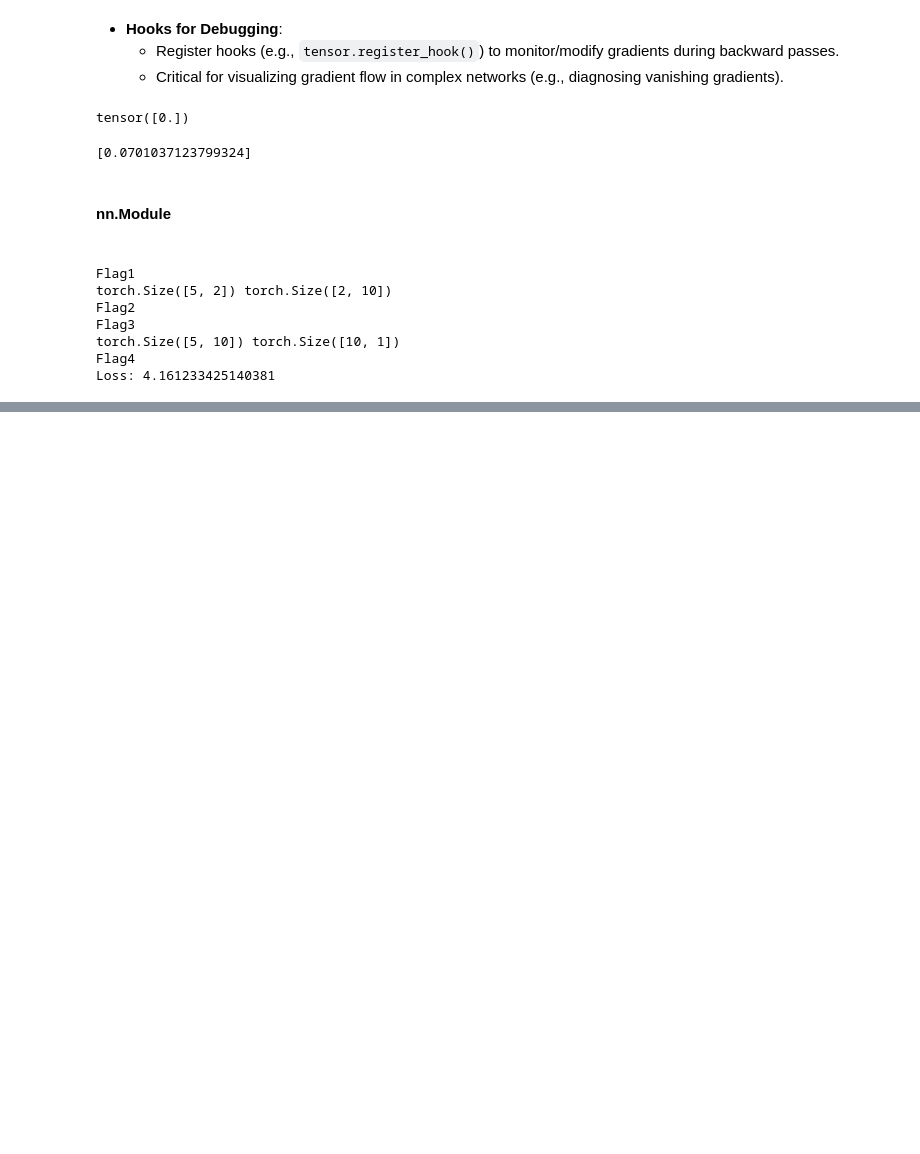
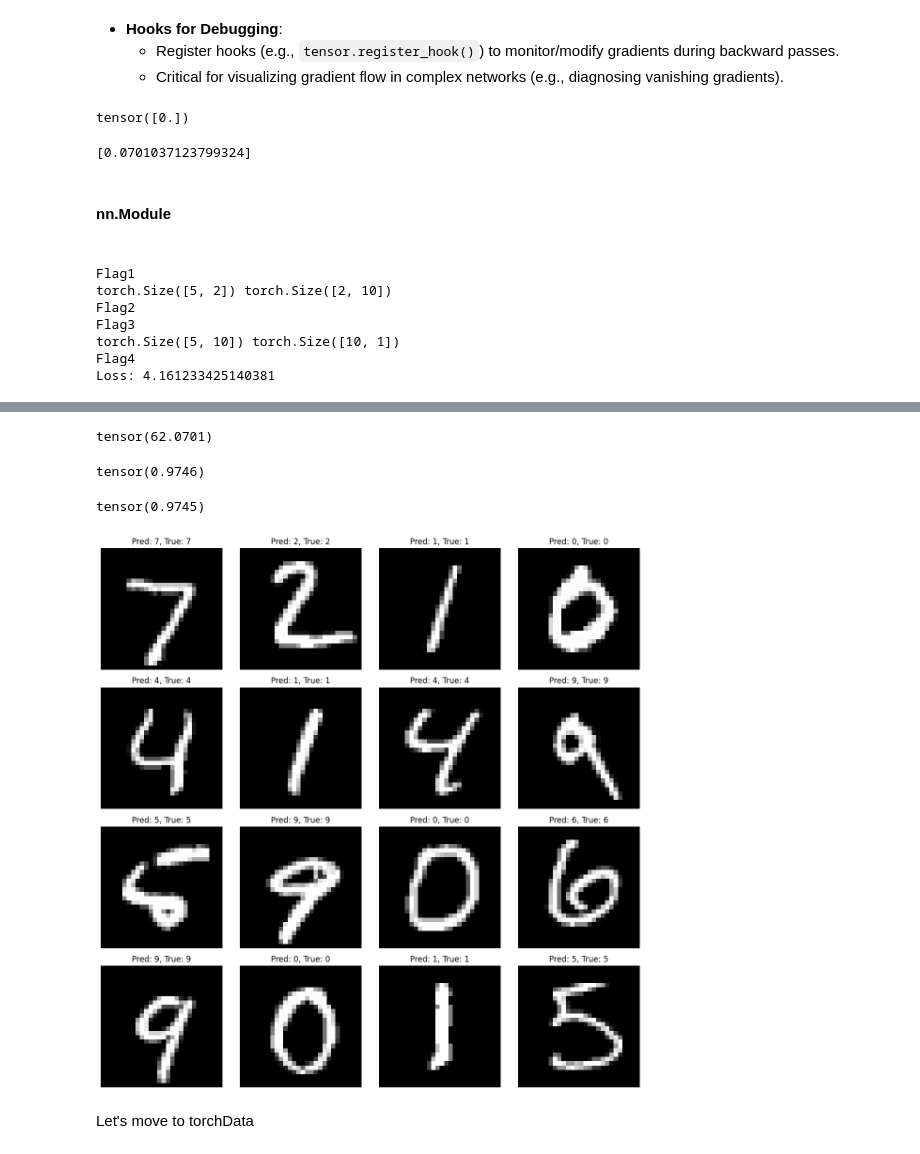
Before and after one commit to AndrewDavidRatnam/Deep-Learning-Workshop, a Jupyter notebook: Deep_Learning_workshop.ipynb, the cells around one changed output, grey strips where cells are left out. Cells and saved outputs as stored; diff of their text form; code cells hidden in the pictures; blank space fills up the shorter version.

```diff
--- a/Deep_Learning_workshop.ipynb
+++ b/Deep_Learning_workshop.ipynb
@@ -4735,0 +4823,6 @@ Loss: 4.161233425140381
+# %%
+def gradient_hook(grad):
+  print(f"Gradient shape:{grad.shape}")#ideally store it
+
+x, y = next(iter(train_loader))
+model.weight.register_hook(gradient_hook)
@@ -4735,0 +4863,2 @@ Loss: 4.161233425140381
+# %%
+model = CustomNN().to(device)
@@ -4735,0 +4905,6 @@ Loss: 4.161233425140381
+# %%
+x,y =  next(iter(test_loader))
+outputs = model(x)
+values, indices = torch.max(outputs.data, 1)
+print(indices.shape, y.shape)
+(indices == y).sum()
@@ -4735,0 +5020,34 @@ Loss: 4.161233425140381
+# %%
+accuracy_per_batch #This seems wrong oh weell
+# %% [output]
+tensor(62.0701)
+# %%
+torch.tensor(batch_accuracy_list).mean()
+# %% [output]
+tensor(0.9746)
+# %%
+accuracy
+# %% [output]
+tensor(0.9745)
+# %%
+def plot_predictions():
+    model.eval()
+    with torch.no_grad():
+        X, y = next(iter(test_loader))
+        X, y = X.to(device), y.to(device)
+        outputs = model(X)
+        _, preds = torch.max(outputs, 1)
+
+    fig, axes = plt.subplots(4, 4, figsize=(12, 12))
+    for idx, ax in enumerate(axes.flat):
+        ax.imshow(X[idx].cpu().squeeze(), cmap='gray')
+        ax.set_title(f"Pred: {preds[idx].item()}, True: {y[idx].item()}")
+        ax.axis('off')
+    plt.tight_layout()
+    plt.show()
+
+plot_predictions()
+# %% [output]
+[figure, added]
+# %% [markdown]
+Let's move to torchData
```
Also changed, not shown: parts of 44 cells of this notebook.
